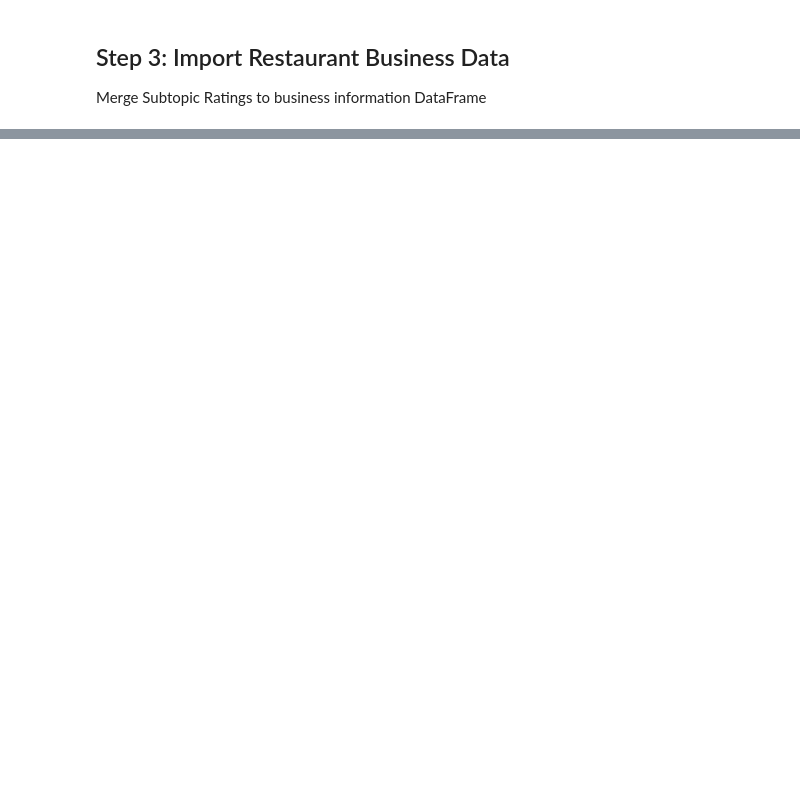
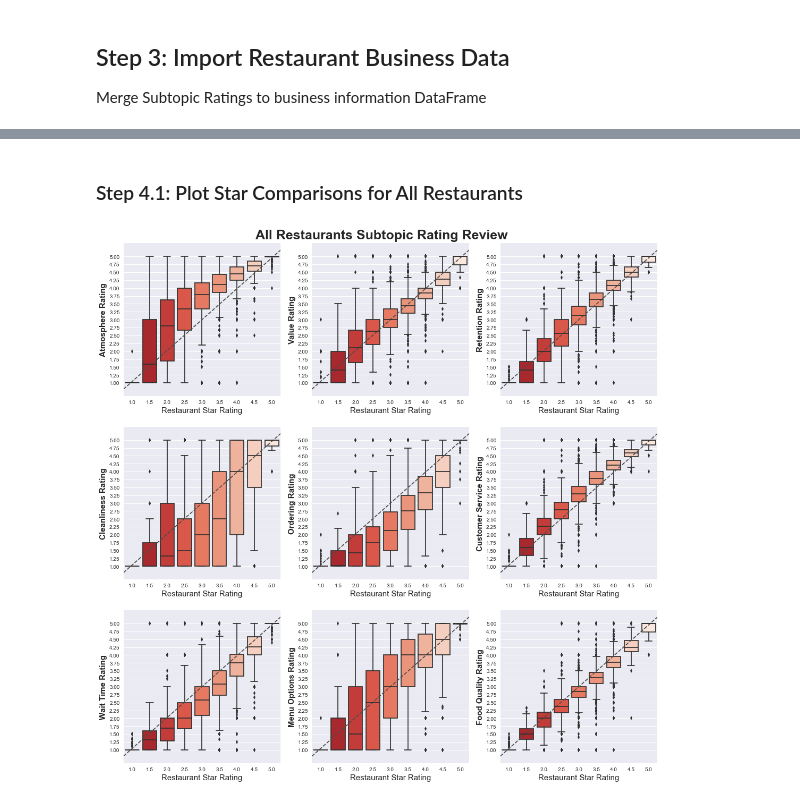
Before and after one commit to samgutentag/yelpsubtopics, a Jupyter notebook: 02_SubTopicReviews/SubTopic_Investigation.ipynb, the cells around one changed output, grey strips where cells are left out. Drawn from its saved outputs; the diff is of its cells as text; code cells hidden in the pictures; blank space fills up the shorter version.

Commit message:
report generator cleanup

```diff
--- a/02_SubTopicReviews/SubTopic_Investigation.ipynb
+++ b/02_SubTopicReviews/SubTopic_Investigation.ipynb
@@ -260,0 +93,6 @@ compare_to_cuisine(reviews[reviews.is_fast_food == 0], 'mexican', bid, reviews,
+# %%
+time_marker('Loading Restaurant Business data...')
+business_df = pd.read_csv('../clean_data/az_restaurant_business_clean.csv', index_col=0)
+
+# sanitize restaurant name text for grouping later
+business_df['chain_name'] = business_df['name'].str.lower().str.replace('[^\w\s]','').str.replace(' ', '_')
@@ -260,0 +101,3 @@ compare_to_cuisine(reviews[reviews.is_fast_food == 0], 'mexican', bid, reviews,
+# %%
+# Merge Subtopic Ratings to Business DataFrame
+restaurants = business_df.merge(subtopic_ratings, left_on='business_id', right_index=True)
@@ -260,0 +116,6 @@ compare_to_cuisine(reviews[reviews.is_fast_food == 0], 'mexican', bid, reviews,
+# %% [markdown]
+### Step 4.1: Plot Star Comparisons for All Restaurants
+# %%
+plot_suptopic_comparisons(restaurants, palette='Reds_r', title_prefix='All Restaurants')
+# %% [output]
+[figure, added]
```
Also changed, not shown: parts of 70 cells of this notebook, 1 other file.
